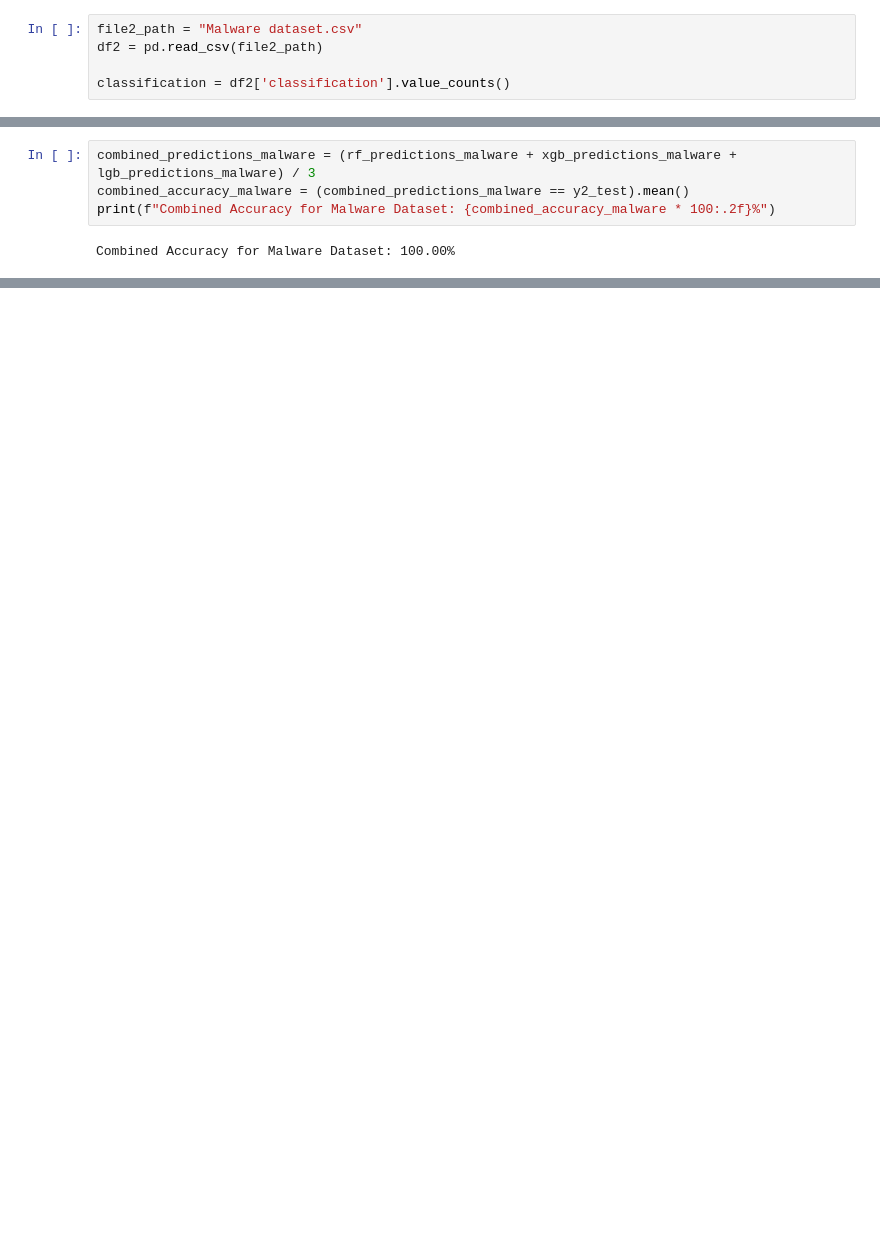
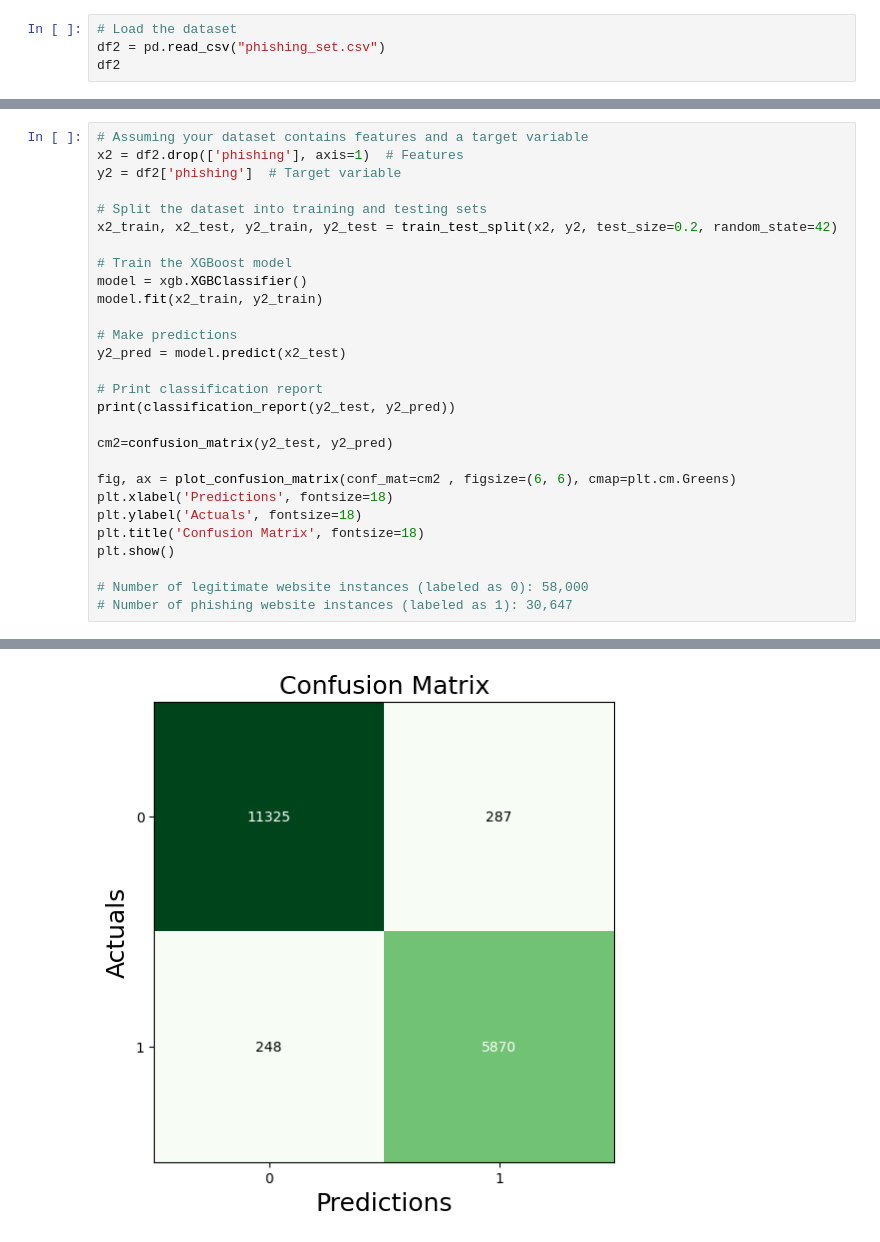
Before and after one commit to tindoy10/browser-extension, a Jupyter notebook: extension.ipynb, the cells around one changed output, grey strips where cells are left out. Saved outputs shown, nothing was run; the diff lists cells and outputs as text; blank space fills up the shorter version.

```diff
--- a/extension.ipynb
+++ b/extension.ipynb
@@ -187,5 +158,4 @@ Combined F1 Score for Phishing Dataset: 98.92%
 # %%
-file2_path = "Malware dataset.csv"
-df2 = pd.read_csv(file2_path)
-
-classification = df2['classification'].value_counts()
+# Load the dataset
+df2 = pd.read_csv("phishing_set.csv")
+df2
@@ -361,6 +176,29 @@ plt.show()
-# %%
-combined_predictions_malware = (rf_predictions_malware + xgb_predictions_malware + lgb_predictions_malware) / 3
-combined_accuracy_malware = (combined_predictions_malware == y2_test).mean()
-print(f"Combined Accuracy for Malware Dataset: {combined_accuracy_malware * 100:.2f}%")
-# %% [output]
-Combined Accuracy for Malware Dataset: 100.00%
+# %%
+# Assuming your dataset contains features and a target variable
+x2 = df2.drop(['phishing'], axis=1)  # Features
+y2 = df2['phishing']  # Target variable
+
+# Split the dataset into training and testing sets
+x2_train, x2_test, y2_train, y2_test = train_test_split(x2, y2, test_size=0.2, random_state=42)
+
+# Train the XGBoost model
+model = xgb.XGBClassifier()
+model.fit(x2_train, y2_train)
+
+# Make predictions
+y2_pred = model.predict(x2_test)
+
+# Print classification report
+print(classification_report(y2_test, y2_pred))
+
+cm2=confusion_matrix(y2_test, y2_pred)
+
+fig, ax = plot_confusion_matrix(conf_mat=cm2 , figsize=(6, 6), cmap=plt.cm.Greens)
+plt.xlabel('Predictions', fontsize=18)
+plt.ylabel('Actuals', fontsize=18)
+plt.title('Confusion Matrix', fontsize=18)
+plt.show()
+
+# Number of legitimate website instances (labeled as 0): 58,000
+# Number of phishing website instances (labeled as 1): 30,647
+# %% [output]
@@ -366,0 +213 @@ Combined Accuracy for Malware Dataset: 100.00%
+[figure, added]
```
Also changed, not shown: parts of 32 cells of this notebook, 10 other files.
